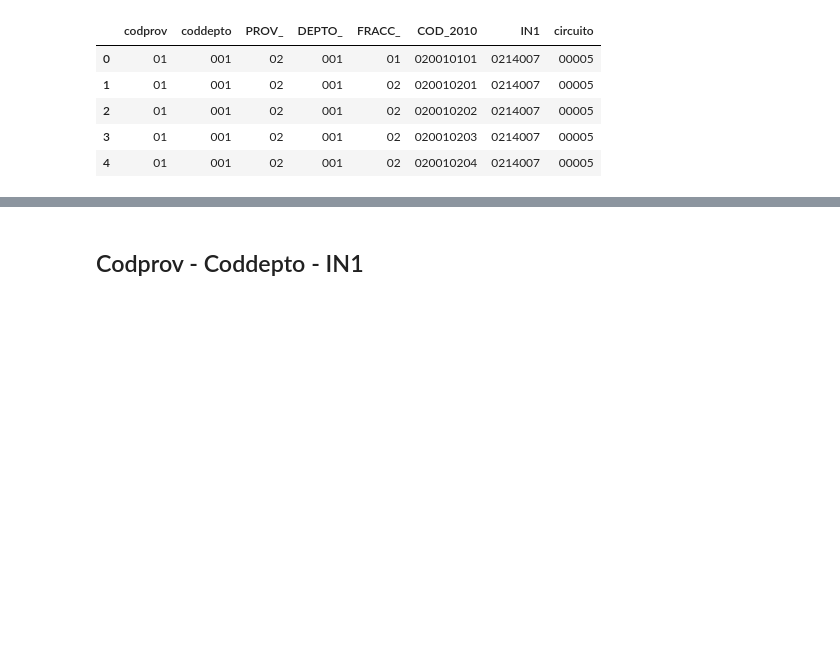
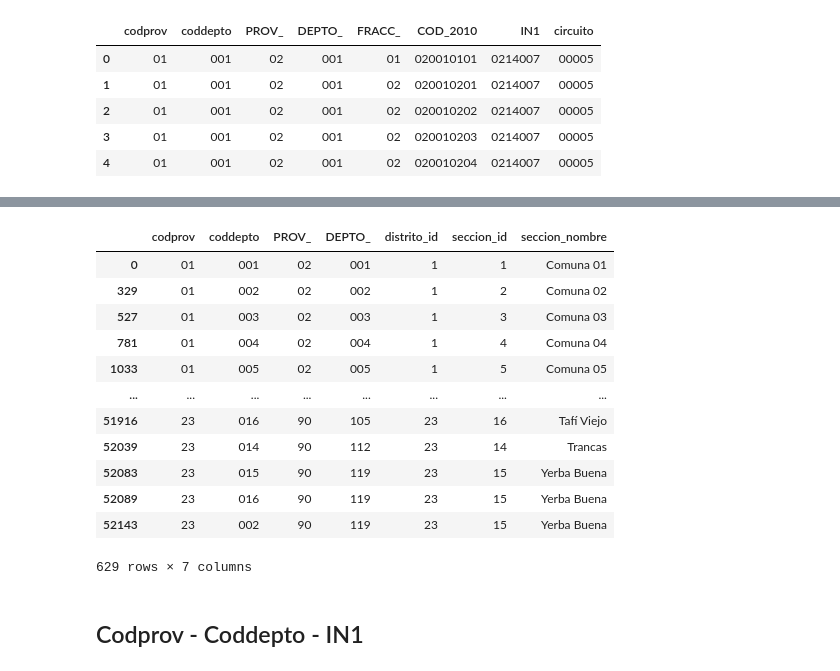
Before and after one commit to matuteiglesias/CNE-INDEC-georef, a Jupyter notebook: 02b - Interseccion espacial de Radios Censales a Circuitos CNE.ipynb, the cells around one changed output, grey strips where cells are left out. Saved outputs shown, nothing was run; the diff lists cells and outputs as text; code cells hidden in the pictures; blank space fills up the shorter version.

```diff
--- a/02b - Interseccion espacial de Radios Censales a Circuitos CNE.ipynb
+++ b/02b - Interseccion espacial de Radios Censales a Circuitos CNE.ipynb
@@ -256,0 +428,16 @@ result_c.head()
+# %%
+result_c[['codprov', 'coddepto', 'PROV_', 'DEPTO_', 'distrito_id', 'seccion_id', 'seccion_nombre']].drop_duplicates()
+# %% [output]
+|  | codprov | coddepto | PROV_ | DEPTO_ | distrito_id | seccion_id | seccion_nombre |
+| 0 | 01 | 001 | 02 | 001 | 1 | 1 | Comuna 01 |
+| 329 | 01 | 002 | 02 | 002 | 1 | 2 | Comuna 02 |
+| 527 | 01 | 003 | 02 | 003 | 1 | 3 | Comuna 03 |
+| 781 | 01 | 004 | 02 | 004 | 1 | 4 | Comuna 04 |
+| 1033 | 01 | 005 | 02 | 005 | 1 | 5 | Comuna 05 |
+| ... | ... | ... | ... | ... | ... | ... | ... |
+| 51916 | 23 | 016 | 90 | 105 | 23 | 16 | Tafí Viejo |
+| 52039 | 23 | 014 | 90 | 112 | 23 | 14 | Trancas |
+| 52083 | 23 | 015 | 90 | 119 | 23 | 15 | Yerba Buena |
+| 52089 | 23 | 016 | 90 | 119 | 23 | 15 | Yerba Buena |
+| 52143 | 23 | 002 | 90 | 119 | 23 | 15 | Yerba Buena |
+629 rows × 7 columns
```
Also changed, not shown: parts of 24 cells of this notebook, 16 other files.
